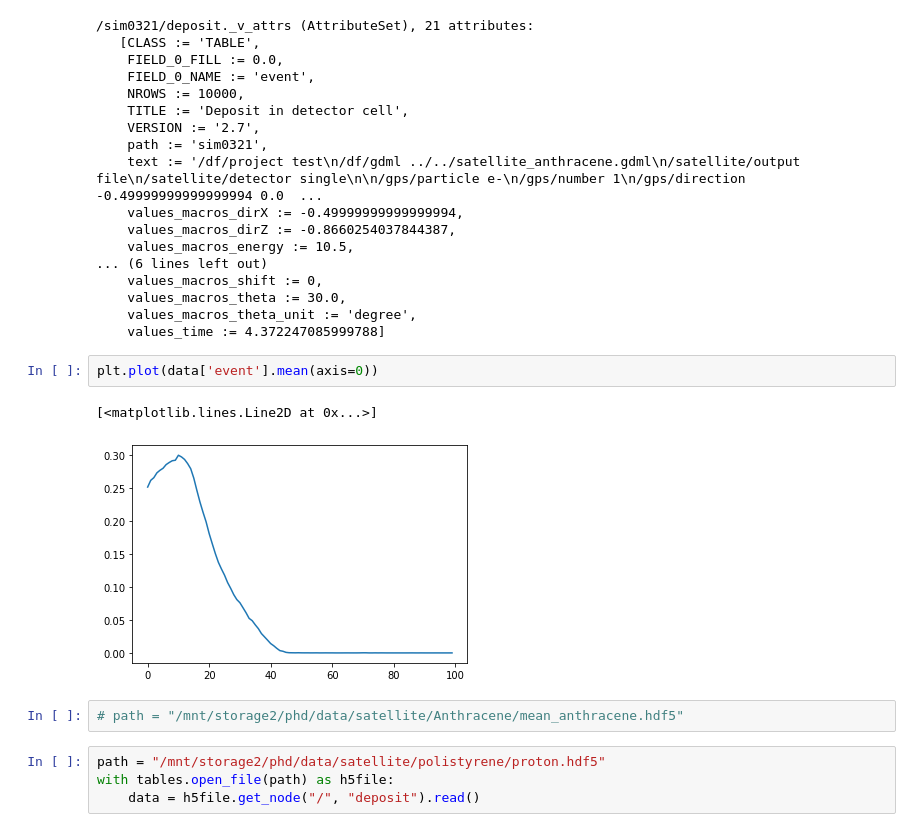
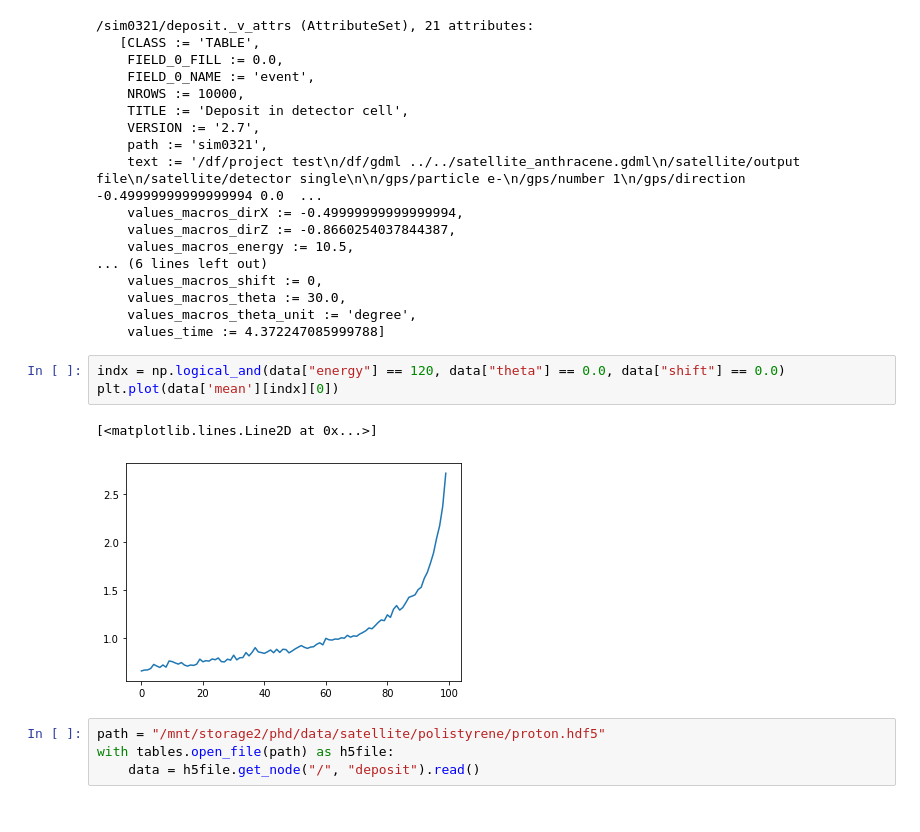
Before and after one commit to Zelenyy/phd-code, a Jupyter notebook: notebooks/16.Sattelite.ipynb, the cells around one changed output. Saved outputs shown, nothing was run; the diff lists cells and outputs as text.

Commit message:
Satellite server + single analysis

```diff
--- a/notebooks/16.Sattelite.ipynb
+++ b/notebooks/16.Sattelite.ipynb
@@ -37,13 +39,12 @@ with tables.open_file(path) as h5file:
     values_macros_theta := 30.0,
     values_macros_theta_unit := 'degree',
     values_time := 4.372247085999788]
-# %%
-plt.plot(data['event'].mean(axis=0))
-# %% [output]
-[<matplotlib.lines.Line2D at 0x...>]
-[figure, removed]
-# %%
-# path = "/mnt/storage2/phd/data/satellite/Anthracene/mean_anthracene.hdf5"
+# %%
+indx = np.logical_and(data["energy"] == 120, data["theta"] == 0.0, data["shift"] == 0.0)
+plt.plot(data['mean'][indx][0])
+# %% [output]
+[<matplotlib.lines.Line2D at 0x...>]
+[figure, added]
 # %%
 path = "/mnt/storage2/phd/data/satellite/polistyrene/proton.hdf5"
 with tables.open_file(path) as h5file:
```
Also changed, not shown: parts of 72 cells of this notebook, 28 other files.
